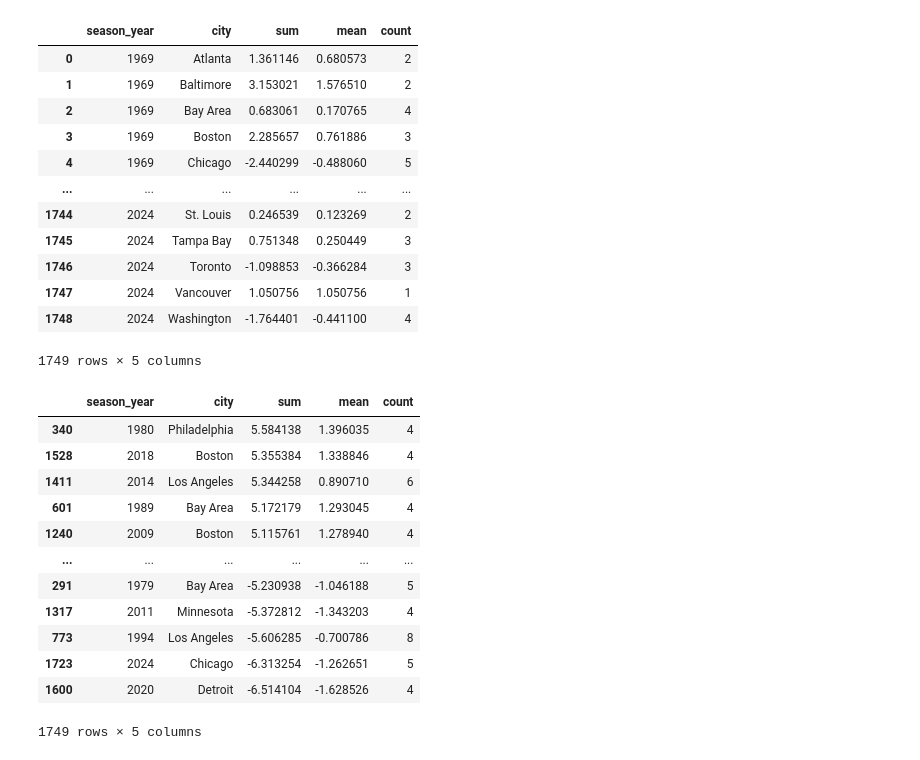
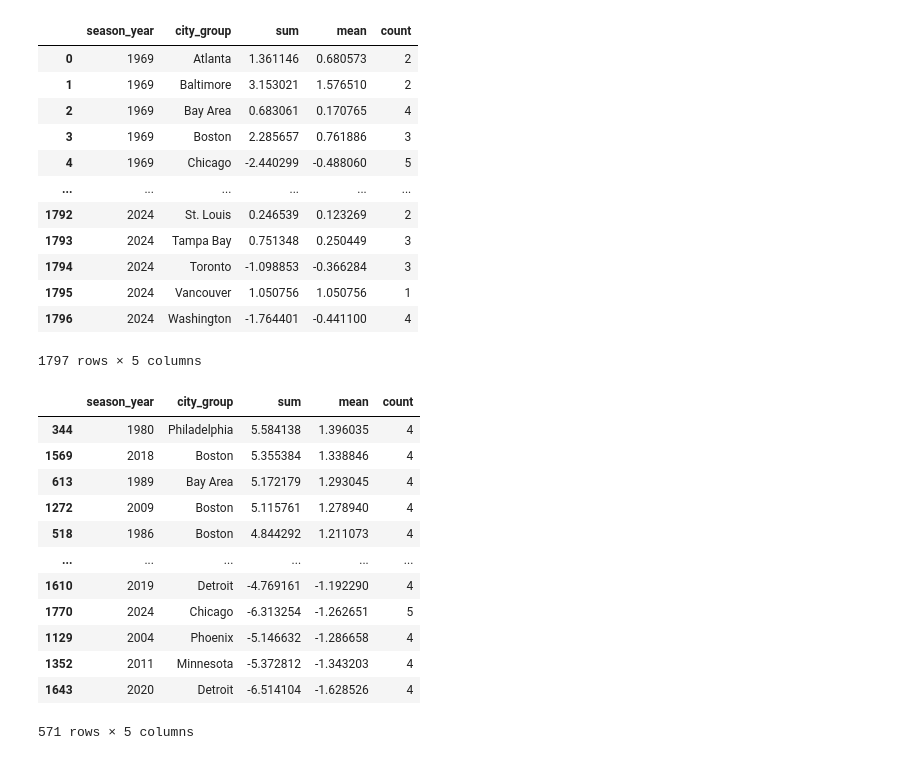
Before and after one commit to ethanarsht/sports_index, a Jupyter notebook: standings_analysis.ipynb, the cells around one changed output. Saved outputs shown, nothing was run; the diff lists cells and outputs as text; code cells hidden in the pictures.

```diff
--- a/standings_analysis.ipynb
+++ b/standings_analysis.ipynb
@@ -8,4 +34,4 @@ import plotly.express as px
 # %%
 standings = standings_api_calls.main(league='all',
                                      csv=True,
-                                     cached=False).reset_index(drop=True)
+                                     cached=True).reset_index(drop=True)
@@ -112,37 +134,37 @@ for key, group in standings.groupby('city_group'):
 # %%
-grouped_standings = standings.groupby(['season_year', 'city'])['z_score'].agg(
+grouped_standings = standings.groupby(['season_year', 'city_group'])['z_score'].agg(
     ['sum', 'mean', 'count']
     ).reset_index()
 # %%
 grouped_standings
 # %% [output]
-|  | season_year | city | sum | mean | count |
+|  | season_year | city_group | sum | mean | count |
 | 0 | 1969 | Atlanta | 1.361146 | 0.680573 | 2 |
 | 1 | 1969 | Baltimore | 3.153021 | 1.576510 | 2 |
 | 2 | 1969 | Bay Area | 0.683061 | 0.170765 | 4 |
 | 3 | 1969 | Boston | 2.285657 | 0.761886 | 3 |
 | 4 | 1969 | Chicago | -2.440299 | -0.488060 | 5 |
 | ... | ... | ... | ... | ... | ... |
-| 1744 | 2024 | St. Louis | 0.246539 | 0.123269 | 2 |
-| 1745 | 2024 | Tampa Bay | 0.751348 | 0.250449 | 3 |
-| 1746 | 2024 | Toronto | -1.098853 | -0.366284 | 3 |
-| 1747 | 2024 | Vancouver | 1.050756 | 1.050756 | 1 |
-| 1748 | 2024 | Washington | -1.764401 | -0.441100 | 4 |
+| 1792 | 2024 | St. Louis | 0.246539 | 0.123269 | 2 |
+| 1793 | 2024 | Tampa Bay | 0.751348 | 0.250449 | 3 |
+| 1794 | 2024 | Toronto | -1.098853 | -0.366284 | 3 |
+| 1795 | 2024 | Vancouver | 1.050756 | 1.050756 | 1 |
+| 1796 | 2024 | Washington | -1.764401 | -0.441100 | 4 |
-1749 rows × 5 columns
+1797 rows × 5 columns
 # %%
-grouped_standings.sort_values('sum', ascending=False)
+grouped_standings[grouped_standings['count'] > 3].sort_values('mean', ascending=False)
 # %% [output]
-|  | season_year | city | sum | mean | count |
-| 340 | 1980 | Philadelphia | 5.584138 | 1.396035 | 4 |
-| 1528 | 2018 | Boston | 5.355384 | 1.338846 | 4 |
-| 1411 | 2014 | Los Angeles | 5.344258 | 0.890710 | 6 |
-| 601 | 1989 | Bay Area | 5.172179 | 1.293045 | 4 |
-| 1240 | 2009 | Boston | 5.115761 | 1.278940 | 4 |
+|  | season_year | city_group | sum | mean | count |
+| 344 | 1980 | Philadelphia | 5.584138 | 1.396035 | 4 |
+| 1569 | 2018 | Boston | 5.355384 | 1.338846 | 4 |
+| 613 | 1989 | Bay Area | 5.172179 | 1.293045 | 4 |
+| 1272 | 2009 | Boston | 5.115761 | 1.278940 | 4 |
+| 518 | 1986 | Boston | 4.844292 | 1.211073 | 4 |
 | ... | ... | ... | ... | ... | ... |
-| 291 | 1979 | Bay Area | -5.230938 | -1.046188 | 5 |
-| 1317 | 2011 | Minnesota | -5.372812 | -1.343203 | 4 |
-| 773 | 1994 | Los Angeles | -5.606285 | -0.700786 | 8 |
-| 1723 | 2024 | Chicago | -6.313254 | -1.262651 | 5 |
-| 1600 | 2020 | Detroit | -6.514104 | -1.628526 | 4 |
+| 1610 | 2019 | Detroit | -4.769161 | -1.192290 | 4 |
+| 1770 | 2024 | Chicago | -6.313254 | -1.262651 | 5 |
+| 1129 | 2004 | Phoenix | -5.146632 | -1.286658 | 4 |
+| 1352 | 2011 | Minnesota | -5.372812 | -1.343203 | 4 |
+| 1643 | 2020 | Detroit | -6.514104 | -1.628526 | 4 |
-1749 rows × 5 columns
+571 rows × 5 columns
 # %%
```
Also changed, not shown: parts of 31 cells of this notebook, 2 other files.
